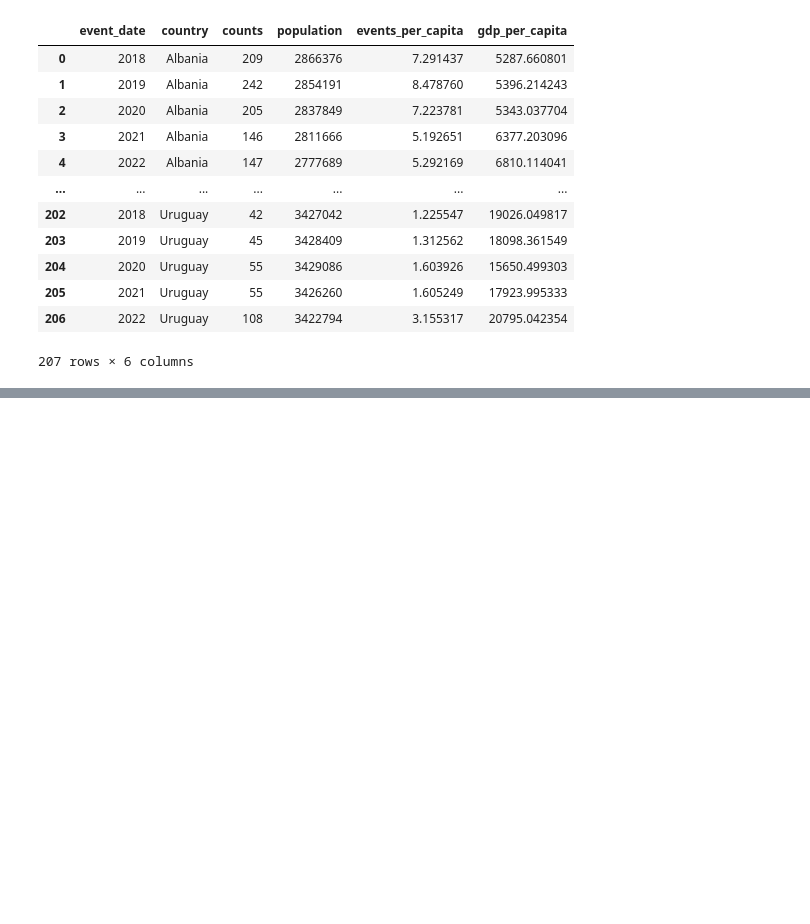
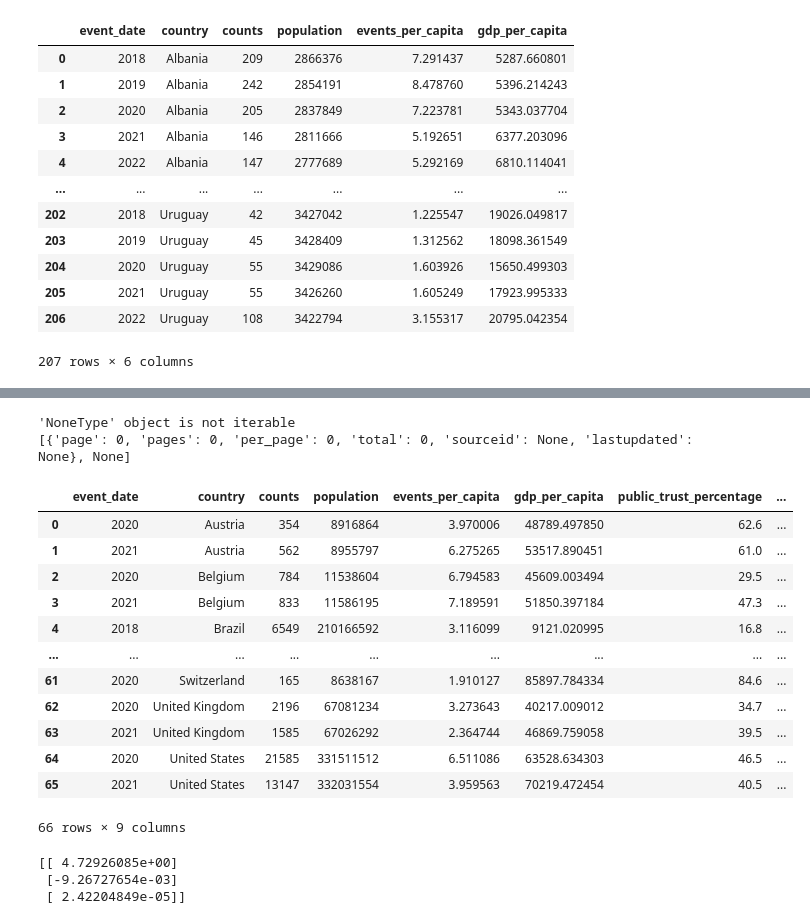
Before and after one commit to melodyyu754/belgium-doc-tracker, a Jupyter notebook: EDA/Project EDA 2.ipynb, the cells around one changed output, grey strips where cells are left out. Drawn from its saved outputs; the diff is of its cells as text; code cells hidden in the pictures; blank space fills up the shorter version.

Commit message:
fixing merge issues

```diff
--- a/EDA/Project EDA 2.ipynb
+++ b/EDA/Project EDA 2.ipynb
@@ -222,3 +221,8 @@ fig = px.scatter(south_america_data, x='gdp_per_capita', y='events_per_capita',
 fig.show()
 
 # just show the countries in Africa
+# %%
+gov_trust_df = pd.read_csv('gov_trust.csv')
+gov_trust_df['event_date'] = gov_trust_df['event_date'].astype(str)
+combined_data = pd.merge(combined_data, gov_trust_df, on=['country', 'event_date'])
+combined_data
@@ -224,0 +243,21 @@ fig.show()
+# %%
+poverty_gaps_df = get_world_bank_data('SI.POV.GAPS')
+poverty_gaps_df = poverty_gaps_df.rename(columns={'value': 'poverty_gaps', 'year': 'event_date'})
+combined_data = pd.merge(combined_data, poverty_gaps_df, on=['country', 'event_date'])
+combined_data
+# %% [output]
+'NoneType' object is not iterable
+[{'page': 0, 'pages': 0, 'per_page': 0, 'total': 0, 'sourceid': None, 'lastupdated': None}, None]
+|  | event_date | country | counts | population | events_per_capita | gdp_per_capita | public_trust_percentage | ... |
+| 0 | 2020 | Austria | 354 | 8916864 | 3.970006 | 48789.497850 | 62.6 | ... |
+| 1 | 2021 | Austria | 562 | 8955797 | 6.275265 | 53517.890451 | 61.0 | ... |
+| 2 | 2020 | Belgium | 784 | 11538604 | 6.794583 | 45609.003494 | 29.5 | ... |
+| 3 | 2021 | Belgium | 833 | 11586195 | 7.189591 | 51850.397184 | 47.3 | ... |
+| 4 | 2018 | Brazil | 6549 | 210166592 | 3.116099 | 9121.020995 | 16.8 | ... |
+| ... | ... | ... | ... | ... | ... | ... | ... | ... |
+| 61 | 2020 | Switzerland | 165 | 8638167 | 1.910127 | 85897.784334 | 84.6 | ... |
+| 62 | 2020 | United Kingdom | 2196 | 67081234 | 3.273643 | 40217.009012 | 34.7 | ... |
+| 63 | 2021 | United Kingdom | 1585 | 67026292 | 2.364744 | 46869.759058 | 39.5 | ... |
+| 64 | 2020 | United States | 21585 | 331511512 | 6.511086 | 63528.634303 | 46.5 | ... |
+| 65 | 2021 | United States | 13147 | 332031554 | 3.959563 | 70219.472454 | 40.5 | ... |
+66 rows × 9 columns
@@ -224,0 +337,11 @@ fig.show()
+# %%
+X = np.array(combined_data[['public_trust_percentage','gdp_per_capita']])
+ones = np.ones((X.shape[0], 1))
+X_with_bias_column = np.hstack((ones, X))
+y = np.array(combined_data[['events_per_capita']])
+best_w = linear_regression(X_with_bias_column, y)
+print(best_w)
+# %% [output]
+[[ 4.72926085e+00]
+ [-9.26727654e-03]
+ [ 2.42204849e-05]]
```
Also changed, not shown: parts of 7 cells of this notebook, 4 other files.
